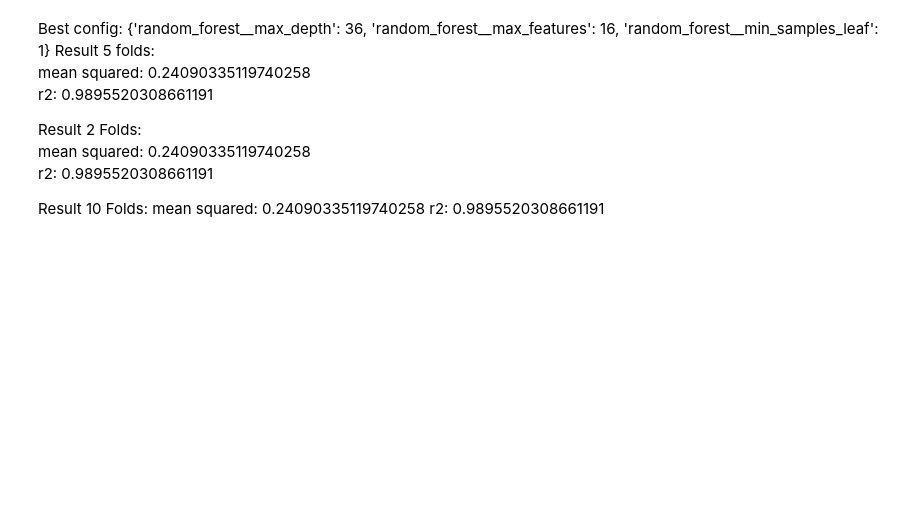
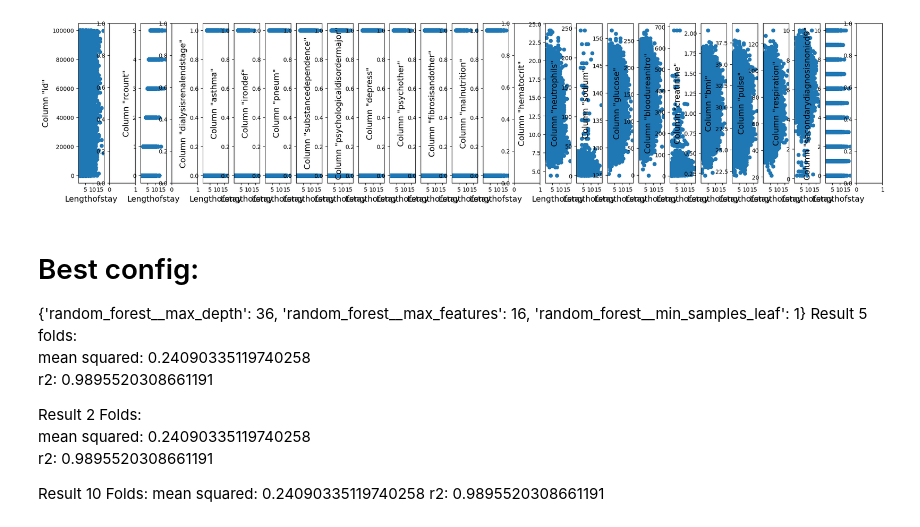
Before and after one commit to Jonas-Feierabend/DAT158_Machine_Learning, a Jupyter notebook: ML-Assignment-1/ensemble.ipynb, the cells around one changed output. Drawn from its saved outputs; the diff is of its cells as text; code cells hidden in the pictures; blank space fills up the shorter version.

```diff
--- a/ML-Assignment-1/ensemble.ipynb
+++ b/ML-Assignment-1/ensemble.ipynb
@@ -21,3 +71,21 @@ train_data, test_data, all_data = data()
+# %%
+import matplotlib.pyplot as plt
+
+# Create subplots
+fig, axes = plt.subplots(1, len(train_data.columns) - 1, figsize=(25, 5))
+
+# Iterate through the columns and create scatter plots
+for i, col in enumerate(train_data.columns[:-1]):  # Skip the first column ('a')
+    if(train_data[col].dtype == 'object'):
+        continue
+    axes[i].scatter(train_data['lengthofstay'], train_data[col])
+    axes[i].set_xlabel('Lengthofstay')
+    axes[i].set_ylabel(f'Column "{col}"')
+
+
+plt.show()
+# %% [output]
+[figure, added]
 # %%
 '''Transform data with pipeline'''
 from sklearn.compose import ColumnTransformer
@@ -205,5 +296,5 @@ class random_forrest:
 # %% [markdown]
-Best config:
+# Best config:
 {'random_forest__max_depth': 36, 'random_forest__max_features': 16, 'random_forest__min_samples_leaf': 1}
 Result 5 folds:
 mean squared:  0.24090335119740258
```
Also changed, not shown: parts of 19 cells of this notebook.
